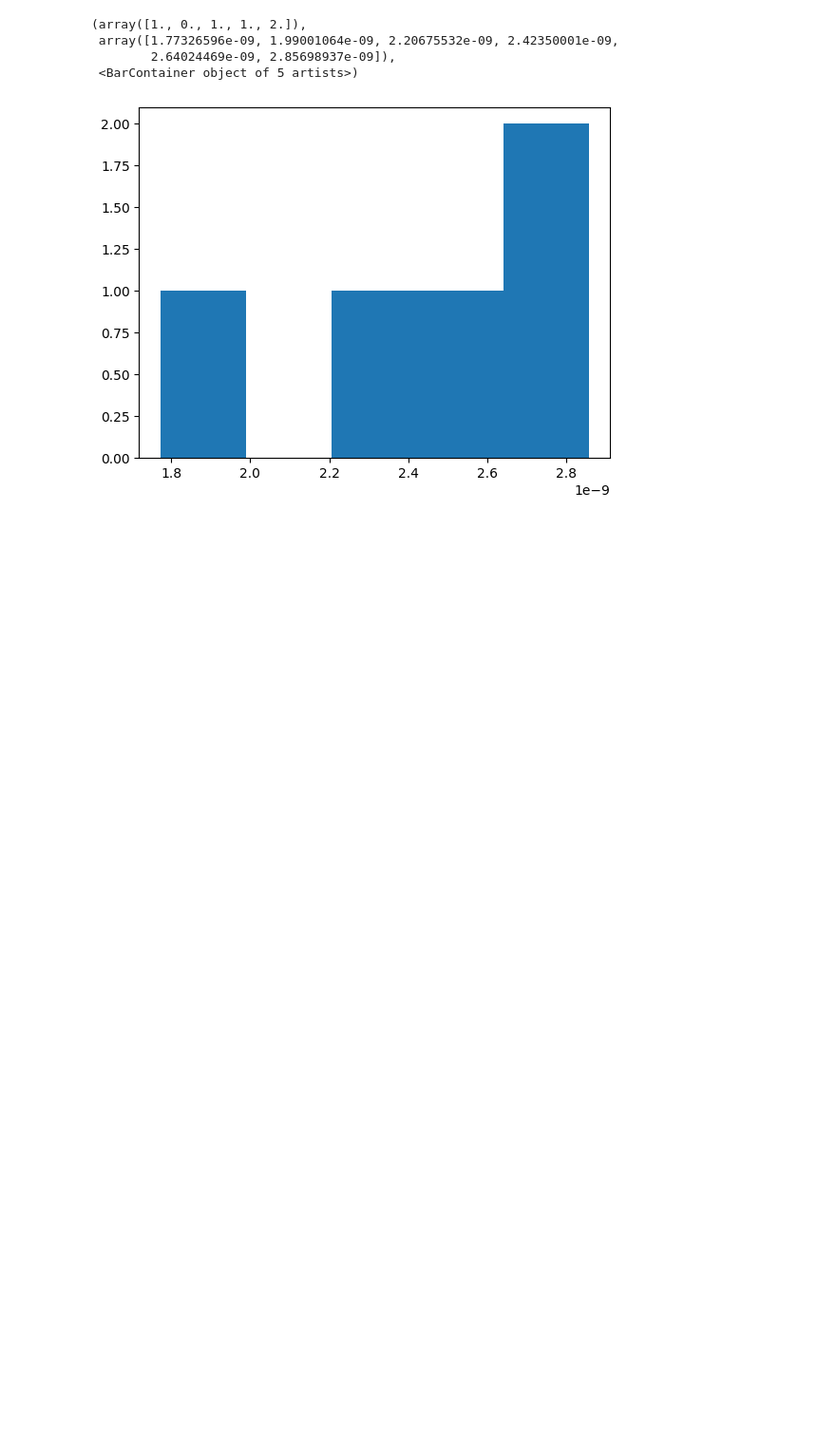
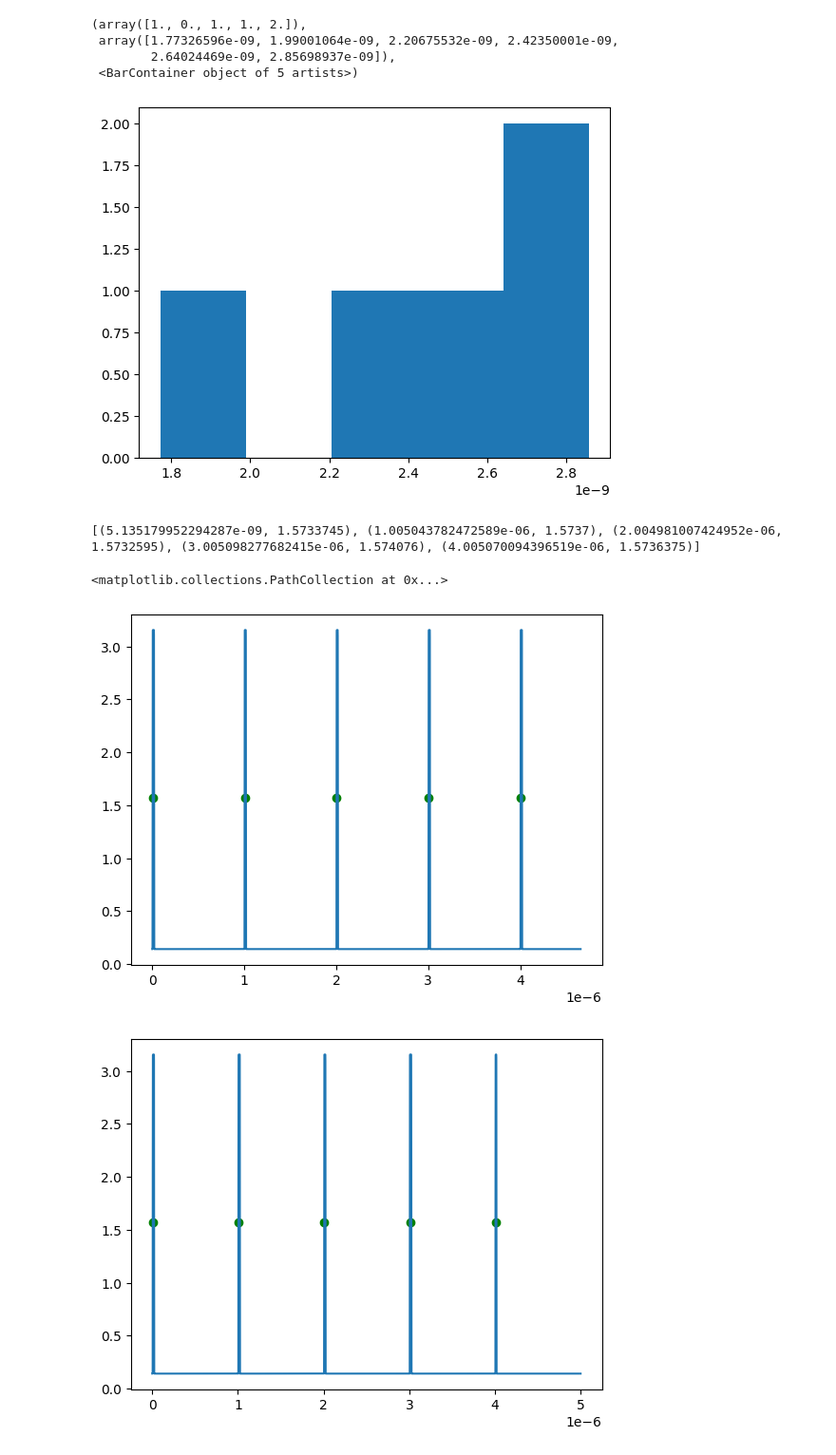
Before and after one commit to llbranch/Monte-Python, a Jupyter notebook: poetryEnv/poetryenv/Lt5part.ipynb, the cells around one changed output. Shown at 95% size. Saved outputs shown, nothing was run; the diff lists cells and outputs as text; code cells hidden in the pictures; blank space fills up the shorter version.

Commit message:
interpolation added to file

```diff
--- a/poetryEnv/poetryenv/Lt5part.ipynb
+++ b/poetryEnv/poetryenv/Lt5part.ipynb
@@ -53,13 +53,13 @@ ch1V = ch1["V(compout)-CH1"].to_numpy()
 ch4V = ch4["V(compout)-CH4"].to_numpy()
 # %%
 """
-Find Rising edge (Full dataset): Testing block
-    - Threshold voltage: 1.6V
+Find Peaks (Full dataset): Testing block
+    - Threshold voltage: 1.5V
 """
 
 # View all peaks
-peakindexCH1, _ = find_peaks(ch1V, height =1.6)
-peakindexCH4, _ = find_peaks(ch4V, height= 1.6)
+peakindexCH1, _ = find_peaks(ch1V, height =1.5)
+peakindexCH4, _ = find_peaks(ch4V, height= 1.5)
 peaksCH1 = ch1V[peakindexCH1]
 peaksCH4 = ch4V[peakindexCH4]
 
@@ -410,3 +417,57 @@ plt.hist(ToF, bins=5)
         2.64024469e-09, 2.85698937e-09]),
  <BarContainer object of 5 artists>)
 [figure]
+# %%
+""" Interpolation Attempt 1"""
+
+def TOF(ch1V,ch1t,peakindexCH1,peaksCH1):
+
+    EPS_peak = 0.01
+    EPS_valley = min(ch1V) + 0.01
+    peakCH1points = np.dstack((ch1t[peakindexCH1[:]], peaksCH1[:]))[0] # [[x1,y1], [x2,y2], ...]
+
+    data = np.dstack((ch1t, ch1V))[0]
+    midpoints = []
+
+    curPeakIDx = 0
+    skipToNextPeak = False
+    for idx, point in enumerate(data):
+        if (curPeakIDx >= len(peakCH1points)):
+            break
+        x,y = point
+        peakX, peakY = peakCH1points[curPeakIDx]
+
+        if skipToNextPeak:
+            if y < EPS_valley:
+                # print(y)
+                skipToNextPeak = False
+            else:
+                continue
+
+        if abs(y - peakY) < EPS_peak:
+            midpoints.append((x,y / 2))
+            curPeakIDx += 1
+            skipToNextPeak = True
+        elif x > peakX:
+            print("passed a peak")
+    return data, midpoints
+
+data, midpoints = TOF(ch1V,ch1t,peakindexCH1,peaksCH1)
+data4, midpoints4 = TOF(ch4V,ch4t,peakindexCH4,peaksCH4)
+
+# print(midpoints)
+
+plt.figure(1)
+midpoints = np.array(midpoints)
+plt.plot(data[:,0], data[:,1])
+plt.scatter(midpoints[:,0], midpoints[:,1], marker='o', color='green')
+
+plt.figure(2)
+midpoints4 = np.array(midpoints4)
+plt.plot(data4[:,0], data4[:,1])
+plt.scatter(midpoints4[:,0], midpoints4[:,1], marker='o', color='green')
+# %% [output]
+[(5.135179952294287e-09, 1.5733745), (1.005043782472589e-06, 1.5737), (2.004981007424952e-06, 1.5732595), (3.005098277682415e-06, 1.574076), (4.005070094396519e-06, 1.5736375)]
+<matplotlib.collections.PathCollection at 0x...>
+[figure, added]
+[figure, added]
```
Also changed, not shown: parts of 4 cells of this notebook.
